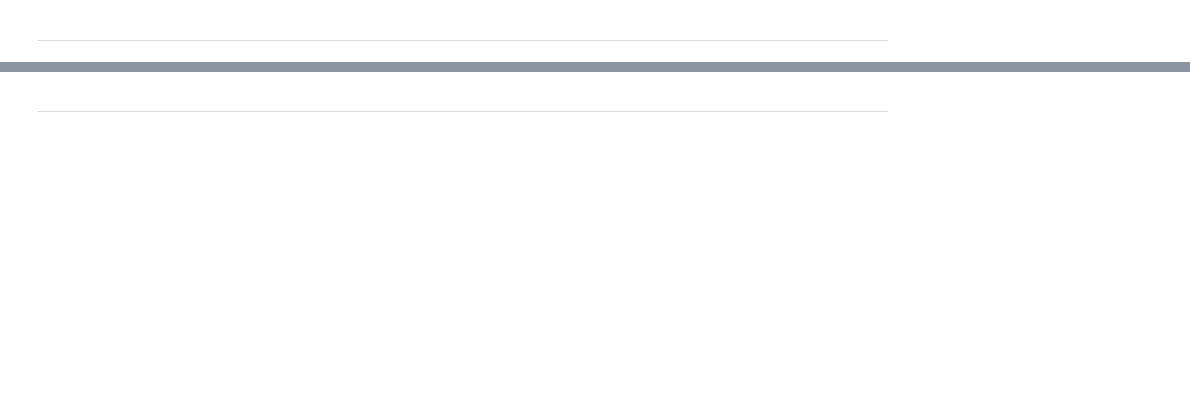
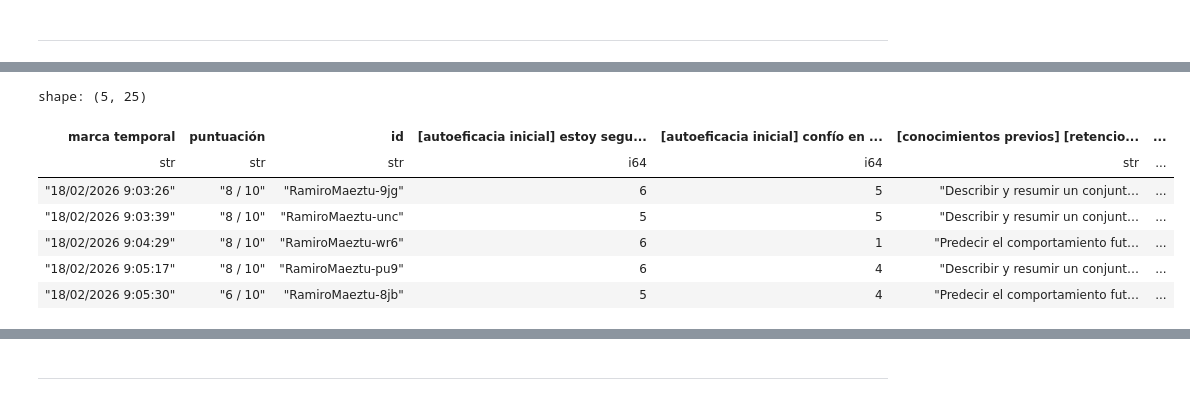
Before and after one commit to IBiDat/va-educational-impact, a Jupyter notebook: src/notebooks/forms/process_forms_data.ipynb, the cells around one changed output, grey strips where cells are left out. Saved outputs shown, nothing was run; the diff lists cells and outputs as text; code cells hidden in the pictures; blank space fills up the shorter version.

```diff
--- a/src/notebooks/forms/process_forms_data.ipynb
+++ b/src/notebooks/forms/process_forms_data.ipynb
@@ -205,0 +208,11 @@ respuestas_forms_post_RamiroMaeztu_20260218.csv
+# %%
+processed_data['processed_respuestas_forms_pre.csv'].head()
+# %% [output]
+shape: (5, 25)
+| marca temporal | puntuación | id | [autoeficacia inicial] estoy segu... | [autoeficacia inicial] confío en ... | [conocimientos previos] [retencio... | ... |
+| str | str | str | i64 | i64 | str | ... |
+| "18/02/2026 9:03:26" | "8 / 10" | "RamiroMaeztu-9jg" | 6 | 5 | "Describir y resumir un conjunt… | ... |
+| "18/02/2026 9:03:39" | "8 / 10" | "RamiroMaeztu-unc" | 5 | 5 | "Describir y resumir un conjunt… | ... |
+| "18/02/2026 9:04:29" | "8 / 10" | "RamiroMaeztu-wr6" | 6 | 1 | "Predecir el comportamiento fut… | ... |
+| "18/02/2026 9:05:17" | "8 / 10" | "RamiroMaeztu-pu9" | 6 | 4 | "Describir y resumir un conjunt… | ... |
+| "18/02/2026 9:05:30" | "6 / 10" | "RamiroMaeztu-8jb" | 5 | 4 | "Predecir el comportamiento fut… | ... |
```
Also changed, not shown: parts of 18 cells of this notebook, 1 other file.
